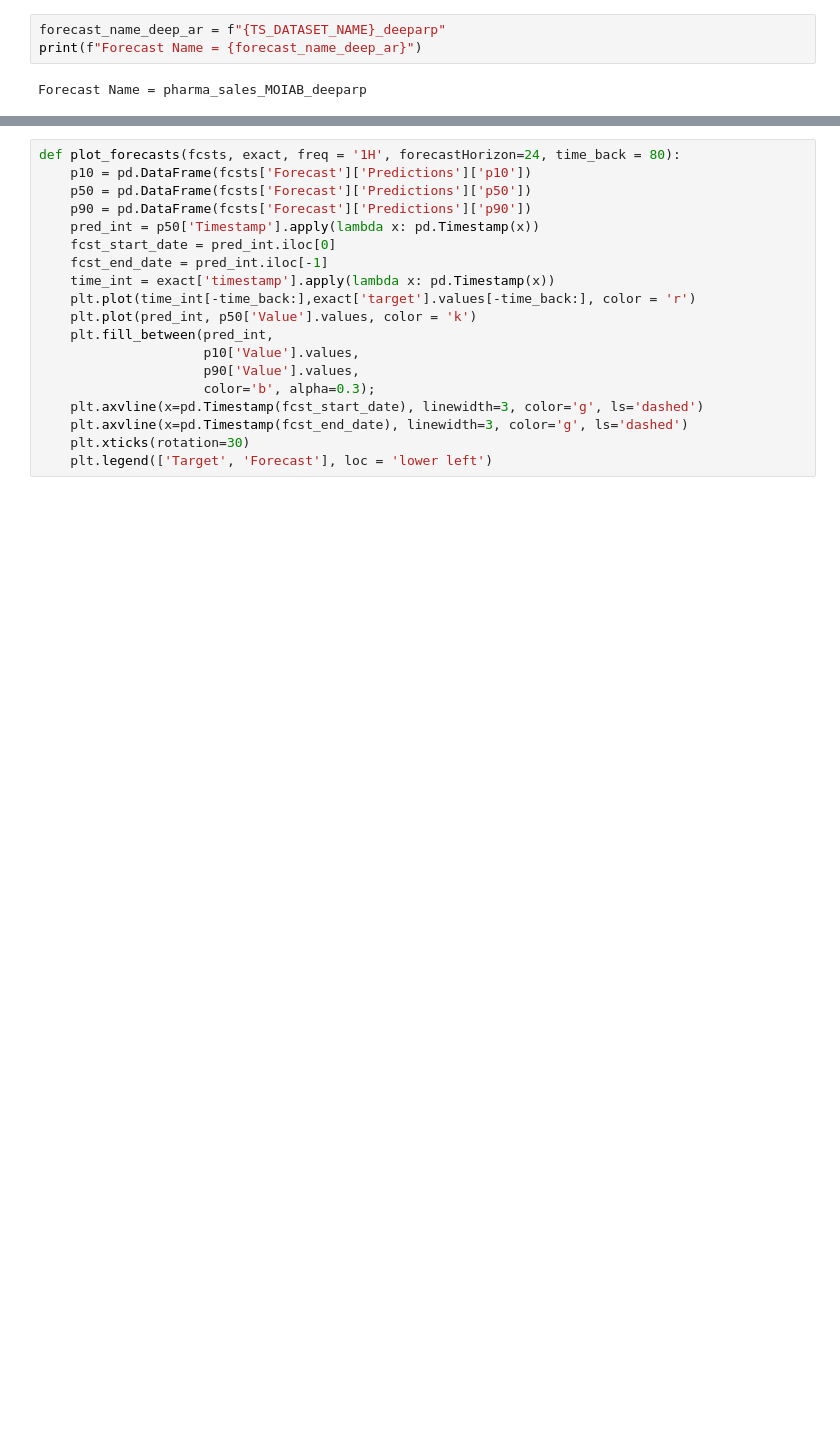
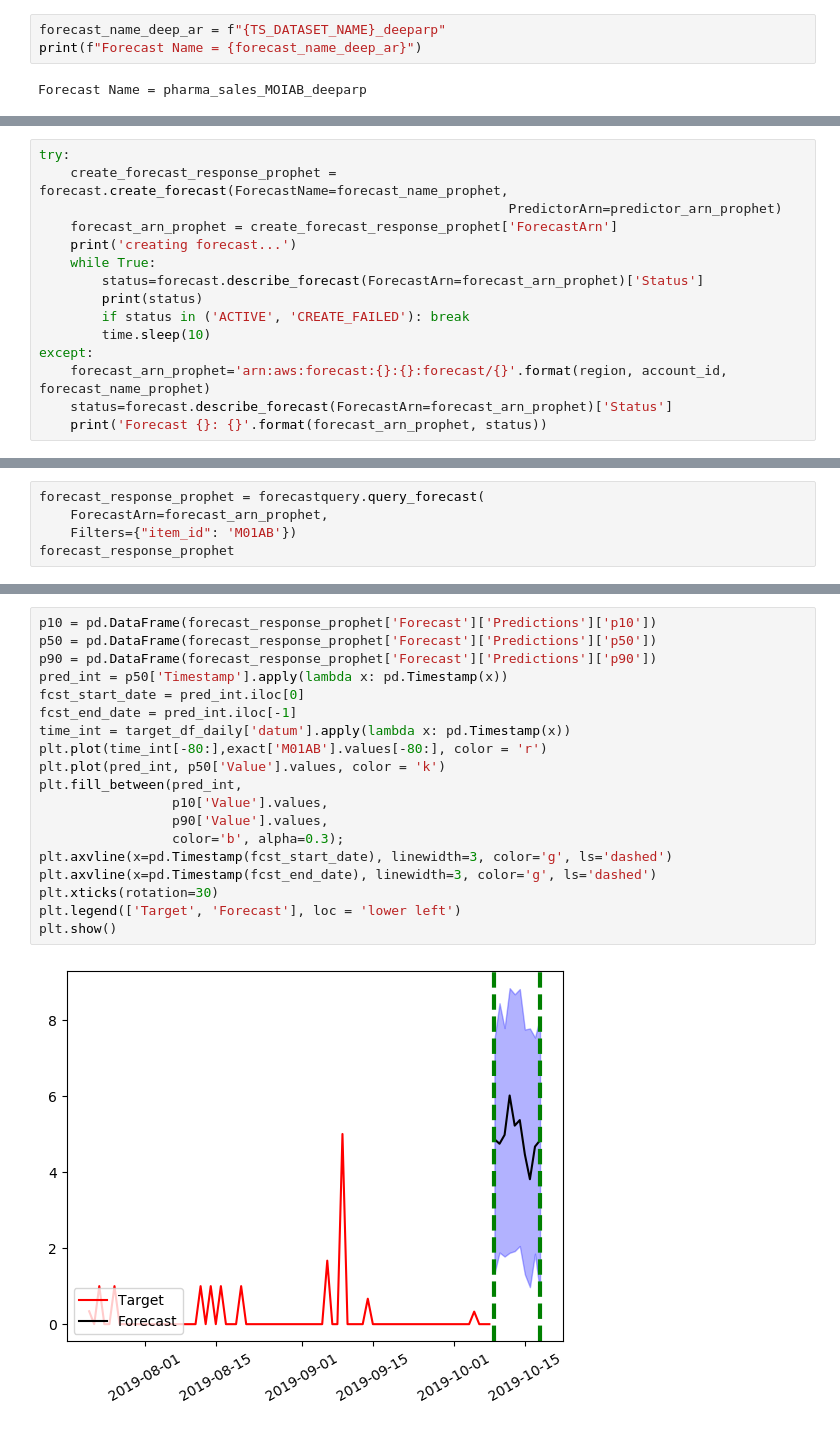
Before and after one commit to PacktPublishing/Applied-Machine-Learning-for-Healthcare-and-Life-Sciences-using-AWS, a Jupyter notebook: chapter-10/pharma_sales_forecasting.ipynb, the cells around one changed output, grey strips where cells are left out. Saved outputs shown, nothing was run; the diff lists cells and outputs as text; blank space fills up the shorter version.

```diff
--- a/chapter-10/pharma_sales_forecasting.ipynb
+++ b/chapter-10/pharma_sales_forecasting.ipynb
@@ -383,0 +510,15 @@ forecast_response_deep
+# %%
+try:
+    create_forecast_response_prophet = forecast.create_forecast(ForecastName=forecast_name_prophet,
+                                                            PredictorArn=predictor_arn_prophet)
+    forecast_arn_prophet = create_forecast_response_prophet['ForecastArn']
+    print('creating forecast...')
+    while True:
+        status=forecast.describe_forecast(ForecastArn=forecast_arn_prophet)['Status']
+        print(status)
+        if status in ('ACTIVE', 'CREATE_FAILED'): break
+        time.sleep(10)
+except:
+    forecast_arn_prophet='arn:aws:forecast:{}:{}:forecast/{}'.format(region, account_id, forecast_name_prophet)
+    status=forecast.describe_forecast(ForecastArn=forecast_arn_prophet)['Status']
+    print('Forecast {}: {}'.format(forecast_arn_prophet, status))
@@ -383,0 +543,5 @@ forecast_response_deep
+# %%
+forecast_response_prophet = forecastquery.query_forecast(
+    ForecastArn=forecast_arn_prophet,
+    Filters={"item_id": 'M01AB'})
+forecast_response_prophet
@@ -384,19 +587,21 @@ forecast_response_deep
 # %%
-def plot_forecasts(fcsts, exact, freq = '1H', forecastHorizon=24, time_back = 80):
-    p10 = pd.DataFrame(fcsts['Forecast']['Predictions']['p10'])
-    p50 = pd.DataFrame(fcsts['Forecast']['Predictions']['p50'])
-    p90 = pd.DataFrame(fcsts['Forecast']['Predictions']['p90'])
-    pred_int = p50['Timestamp'].apply(lambda x: pd.Timestamp(x))
-    fcst_start_date = pred_int.iloc[0]
-    fcst_end_date = pred_int.iloc[-1]
-    time_int = exact['timestamp'].apply(lambda x: pd.Timestamp(x))
-    plt.plot(time_int[-time_back:],exact['target'].values[-time_back:], color = 'r')
-    plt.plot(pred_int, p50['Value'].values, color = 'k')
-    plt.fill_between(pred_int,
-                     p10['Value'].values,
-                     p90['Value'].values,
-                     color='b', alpha=0.3);
-    plt.axvline(x=pd.Timestamp(fcst_start_date), linewidth=3, color='g', ls='dashed')
-    plt.axvline(x=pd.Timestamp(fcst_end_date), linewidth=3, color='g', ls='dashed')
-    plt.xticks(rotation=30)
-    plt.legend(['Target', 'Forecast'], loc = 'lower left')
+p10 = pd.DataFrame(forecast_response_prophet['Forecast']['Predictions']['p10'])
+p50 = pd.DataFrame(forecast_response_prophet['Forecast']['Predictions']['p50'])
+p90 = pd.DataFrame(forecast_response_prophet['Forecast']['Predictions']['p90'])
+pred_int = p50['Timestamp'].apply(lambda x: pd.Timestamp(x))
+fcst_start_date = pred_int.iloc[0]
+fcst_end_date = pred_int.iloc[-1]
+time_int = target_df_daily['datum'].apply(lambda x: pd.Timestamp(x))
+plt.plot(time_int[-80:],exact['M01AB'].values[-80:], color = 'r')
+plt.plot(pred_int, p50['Value'].values, color = 'k')
+plt.fill_between(pred_int,
+                 p10['Value'].values,
+                 p90['Value'].values,
+                 color='b', alpha=0.3);
+plt.axvline(x=pd.Timestamp(fcst_start_date), linewidth=3, color='g', ls='dashed')
+plt.axvline(x=pd.Timestamp(fcst_end_date), linewidth=3, color='g', ls='dashed')
+plt.xticks(rotation=30)
+plt.legend(['Target', 'Forecast'], loc = 'lower left')
+plt.show()
+# %% [output]
+[figure, added]
```
Also changed, not shown: parts of 35 cells of this notebook.
